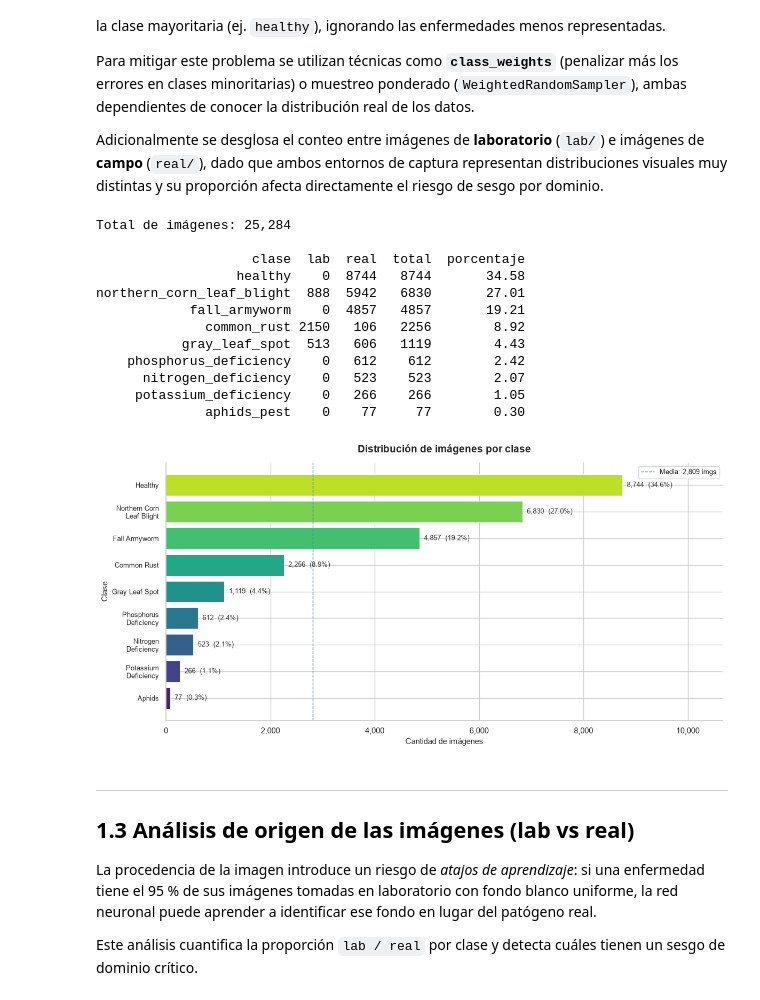
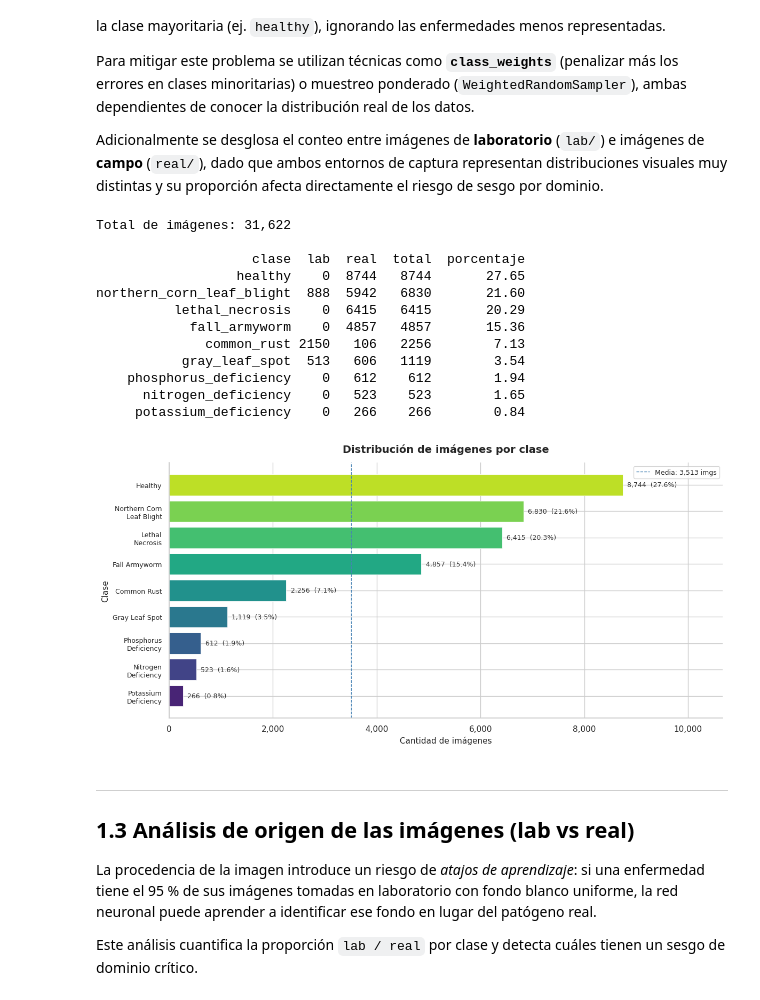
Before and after one commit to daiv05/corn-leaf-desease-project, a Jupyter notebook: notebooks/01_eda.ipynb, the cells around one changed output. Drawn from its saved outputs; the diff is of its cells as text; code cells hidden in the pictures.

```diff
--- a/notebooks/01_eda.ipynb
+++ b/notebooks/01_eda.ipynb
@@ -243,13 +243,13 @@ print(df.to_string(index=False))
 LABEL_MAP = {
     "healthy":                    "Healthy",
     "northern_corn_leaf_blight":  "Northern Corn\nLeaf Blight",
+    "lethal_necrosis":            "Lethal\nNecrosis",
     "fall_armyworm":              "Fall Armyworm",
     "common_rust":                "Common Rust",
     "gray_leaf_spot":             "Gray Leaf Spot",
     "phosphorus_deficiency":      "Phosphorus\nDeficiency",
     "nitrogen_deficiency":        "Nitrogen\nDeficiency",
     "potassium_deficiency":       "Potassium\nDeficiency",
-    "aphids_pest":                "Aphids",
 }
 df["label"] = df["clase"].map(LABEL_MAP).fillna(df["clase"])
 
@@ -259,44 +259,44 @@ df_plot = df.sort_values("total", ascending=True).reset_index(drop=True)
 palette = sns.color_palette("viridis", len(df_plot))
 
 fig, ax = plt.subplots(figsize=(12, 6))
 bars = ax.barh(df_plot["label"], df_plot["total"], color=palette, edgecolor="white", linewidth=0.6)
 
 for bar, total, pct in zip(bars, df_plot["total"], df_plot["porcentaje"]):
     ax.text(
         bar.get_width() + df_plot["total"].max() * 0.01,
         bar.get_y() + bar.get_height() / 2,
         f"{total:,}  ({pct:.1f}%)",
         va="center", ha="left", fontsize=9, color="#333333",
     )
 
 ax.axvline(total_imgs / len(df_plot), color="steelblue", linestyle="--", linewidth=1,
            label=f"Media: {total_imgs // len(df_plot):,} imgs")
 ax.set_title("Distribución de imágenes por clase", fontsize=14, fontweight="bold", pad=14)
 ax.set_xlabel("Cantidad de imágenes", fontsize=11)
 ax.set_ylabel("Clase", fontsize=11)
 ax.xaxis.set_major_formatter(mticker.FuncFormatter(lambda x, _: f"{int(x):,}"))
 ax.set_xlim(0, df_plot["total"].max() * 1.22)
 ax.tick_params(axis="y", labelsize=9)
 ax.spines[["top", "right"]].set_visible(False)
 ax.legend(fontsize=9)
 
 plt.tight_layout()
 plt.savefig(TMP_DIR / "eda_01_distribucion_clases.png", dpi=150, bbox_inches="tight")
 plt.show()
 # %% [output]
-Total de imágenes: 25,284
+Total de imágenes: 31,622
 
                     clase  lab  real  total  porcentaje
-                  healthy    0  8744   8744       34.58
-northern_corn_leaf_blight  888  5942   6830       27.01
-            fall_armyworm    0  4857   4857       19.21
-              common_rust 2150   106   2256        8.92
-           gray_leaf_spot  513   606   1119        4.43
-    phosphorus_deficiency    0   612    612        2.42
-      nitrogen_deficiency    0   523    523        2.07
-     potassium_deficiency    0   266    266        1.05
-              aphids_pest    0    77     77        0.30
+                  healthy    0  8744   8744       27.65
+northern_corn_leaf_blight  888  5942   6830       21.60
+          lethal_necrosis    0  6415   6415       20.29
+            fall_armyworm    0  4857   4857       15.36
+              common_rust 2150   106   2256        7.13
+           gray_leaf_spot  513   606   1119        3.54
+    phosphorus_deficiency    0   612    612        1.94
+      nitrogen_deficiency    0   523    523        1.65
+     potassium_deficiency    0   266    266        0.84
-[figure, old version]
+[figure, new version]
 # %% [markdown]
 ---
 
```
Also changed, not shown: parts of 10 cells of this notebook, 47 other files.
